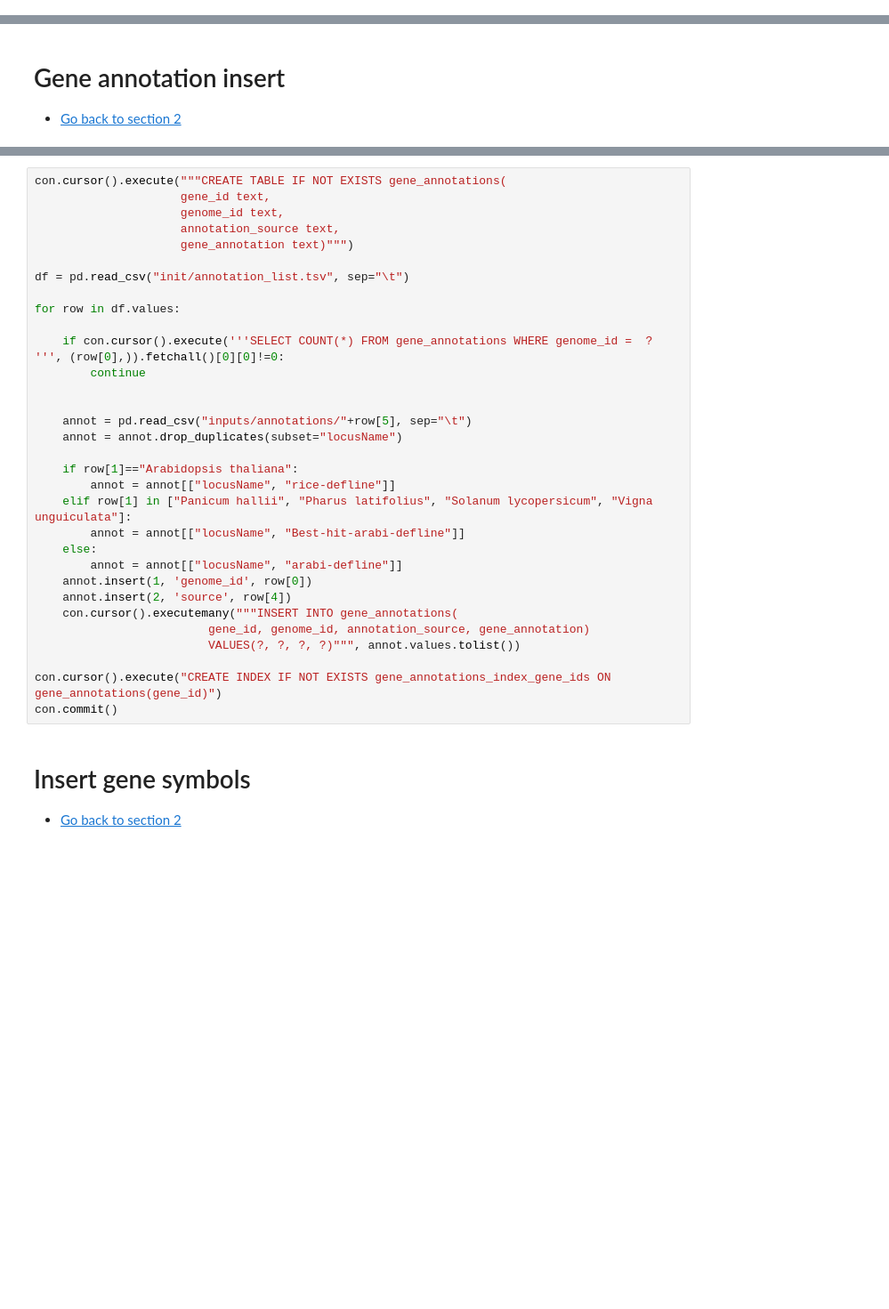
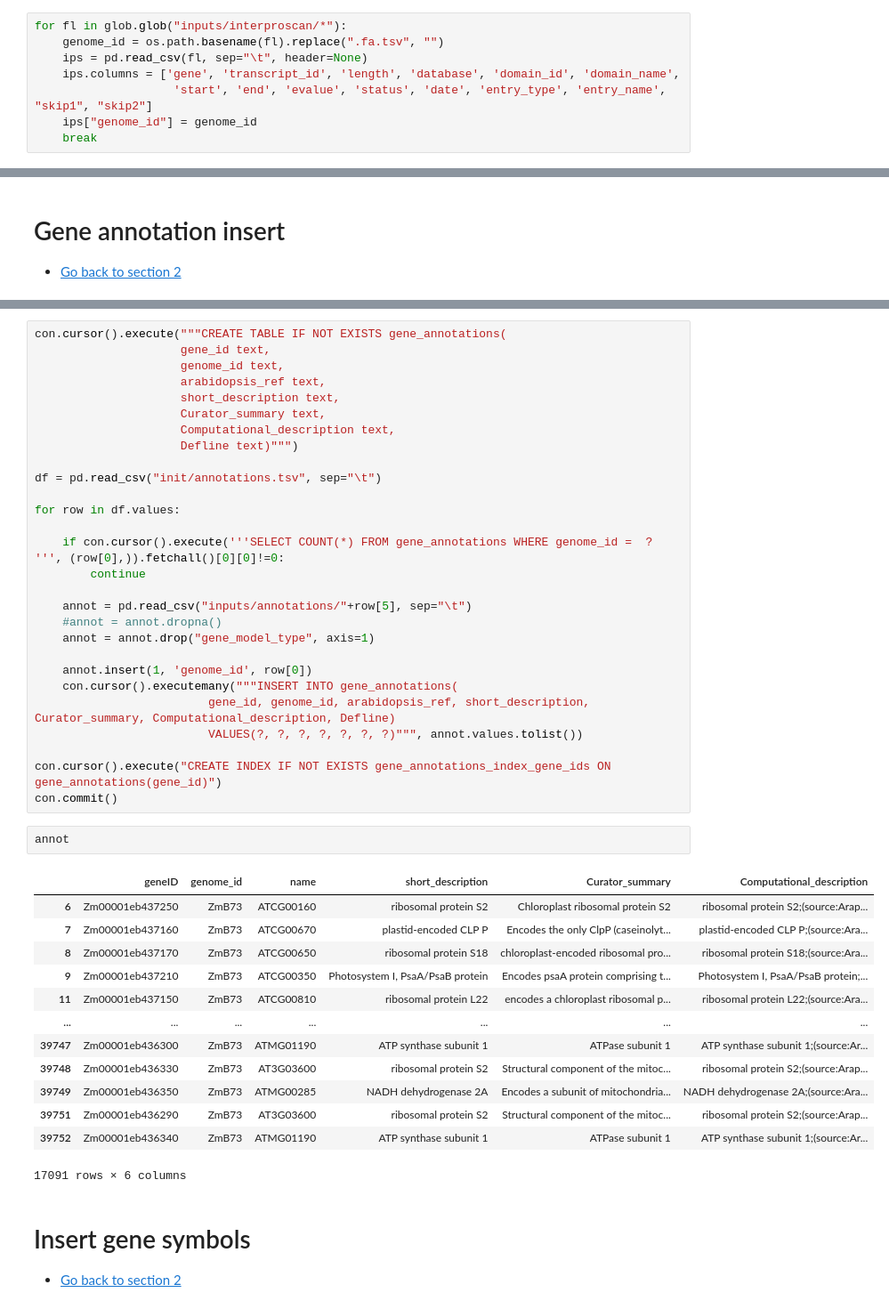
Before and after one commit to eporetsky/SQNce, a Jupyter notebook: SQNce.ipynb, the cells around one changed output, grey strips where cells are left out. Shown: that part at 89% size. Drawn from its saved outputs; the diff is of its cells as text; blank space fills up the shorter version.

```diff
--- a/SQNce.ipynb
+++ b/SQNce.ipynb
@@ -61,0 +107,8 @@ Connection established.
+# %%
+for fl in glob.glob("inputs/interproscan/*"):
+    genome_id = os.path.basename(fl).replace(".fa.tsv", "")
+    ips = pd.read_csv(fl, sep="\t", header=None)
+    ips.columns = ['gene', 'transcript_id', 'length', 'database', 'domain_id', 'domain_name',
+                    'start', 'end', 'evalue', 'status', 'date', 'entry_type', 'entry_name', "skip1", "skip2"]
+    ips["genome_id"] = genome_id
+    break
@@ -359,34 +474,46 @@ con.commit()
 con.cursor().execute("""CREATE TABLE IF NOT EXISTS gene_annotations(
                      gene_id text,
                      genome_id text,
-                     annotation_source text,
-                     gene_annotation text)""")
+                     arabidopsis_ref text,
+                     short_description text,
+                     Curator_summary text,
+                     Computational_description text,
+                     Defline text)""")
 
-df = pd.read_csv("init/annotation_list.tsv", sep="\t")
+df = pd.read_csv("init/annotations.tsv", sep="\t")
 
 for row in df.values:
 
     if con.cursor().execute('''SELECT COUNT(*) FROM gene_annotations WHERE genome_id =  ?  ''', (row[0],)).fetchall()[0][0]!=0:
         continue
 
+    annot = pd.read_csv("inputs/annotations/"+row[5], sep="\t")
+    #annot = annot.dropna()
+    annot = annot.drop("gene_model_type", axis=1)
 
-    annot = pd.read_csv("inputs/annotations/"+row[5], sep="\t")
-    annot = annot.drop_duplicates(subset="locusName")
-
-    if row[1]=="Arabidopsis thaliana":
-        annot = annot[["locusName", "rice-defline"]]
-    elif row[1] in ["Panicum hallii", "Pharus latifolius", "Solanum lycopersicum", "Vigna unguiculata"]:
-        annot = annot[["locusName", "Best-hit-arabi-defline"]]
-    else:
-        annot = annot[["locusName", "arabi-defline"]]
     annot.insert(1, 'genome_id', row[0])
-    annot.insert(2, 'source', row[4])
     con.cursor().executemany("""INSERT INTO gene_annotations(
-                         gene_id, genome_id, annotation_source, gene_annotation)
-                         VALUES(?, ?, ?, ?)""", annot.values.tolist())
+                         gene_id, genome_id, arabidopsis_ref, short_description, Curator_summary, Computational_description, Defline)
+                         VALUES(?, ?, ?, ?, ?, ?, ?)""", annot.values.tolist())
 
 con.cursor().execute("CREATE INDEX IF NOT EXISTS gene_annotations_index_gene_ids ON gene_annotations(gene_id)")
 con.commit()
+# %%
+annot
+# %% [output]
+|  | geneID | genome_id | name | short_description | Curator_summary | Computational_description |
+| 6 | Zm00001eb437250 | ZmB73 | ATCG00160 | ribosomal protein S2 | Chloroplast ribosomal protein S2 | ribosomal protein S2;(source:Arap... |
+| 7 | Zm00001eb437160 | ZmB73 | ATCG00670 | plastid-encoded CLP P | Encodes the only ClpP (caseinolyt... | plastid-encoded CLP P;(source:Ara... |
+| 8 | Zm00001eb437170 | ZmB73 | ATCG00650 | ribosomal protein S18 | chloroplast-encoded ribosomal pro... | ribosomal protein S18;(source:Ara... |
+| 9 | Zm00001eb437210 | ZmB73 | ATCG00350 | Photosystem I, PsaA/PsaB protein | Encodes psaA protein comprising t... | Photosystem I, PsaA/PsaB protein;... |
+| 11 | Zm00001eb437150 | ZmB73 | ATCG00810 | ribosomal protein L22 | encodes a chloroplast ribosomal p... | ribosomal protein L22;(source:Ara... |
+| ... | ... | ... | ... | ... | ... | ... |
+| 39747 | Zm00001eb436300 | ZmB73 | ATMG01190 | ATP synthase subunit 1 | ATPase subunit 1 | ATP synthase subunit 1;(source:Ar... |
+| 39748 | Zm00001eb436330 | ZmB73 | AT3G03600 | ribosomal protein S2 | Structural component of the mitoc... | ribosomal protein S2;(source:Arap... |
+| 39749 | Zm00001eb436350 | ZmB73 | ATMG00285 | NADH dehydrogenase 2A | Encodes a subunit of mitochondria... | NADH dehydrogenase 2A;(source:Ara... |
+| 39751 | Zm00001eb436290 | ZmB73 | AT3G03600 | ribosomal protein S2 | Structural component of the mitoc... | ribosomal protein S2;(source:Arap... |
+| 39752 | Zm00001eb436340 | ZmB73 | ATMG01190 | ATP synthase subunit 1 | ATPase subunit 1 | ATP synthase subunit 1;(source:Ar... |
+17091 rows × 6 columns
 # %% [markdown]
 <a class="anchor" id="symbols"></a>
 # Insert gene symbols
```
Also changed, not shown: parts of 12 cells of this notebook.
